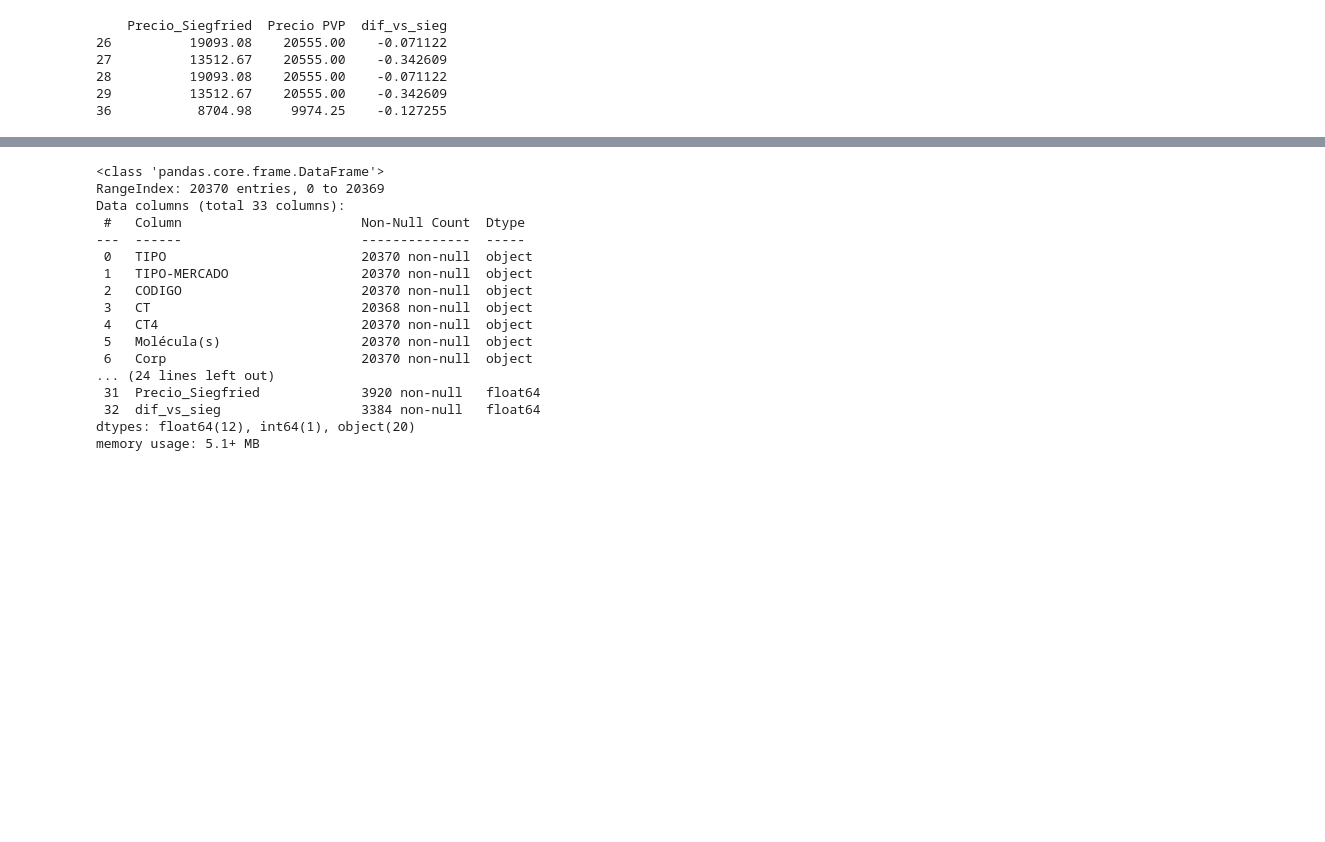
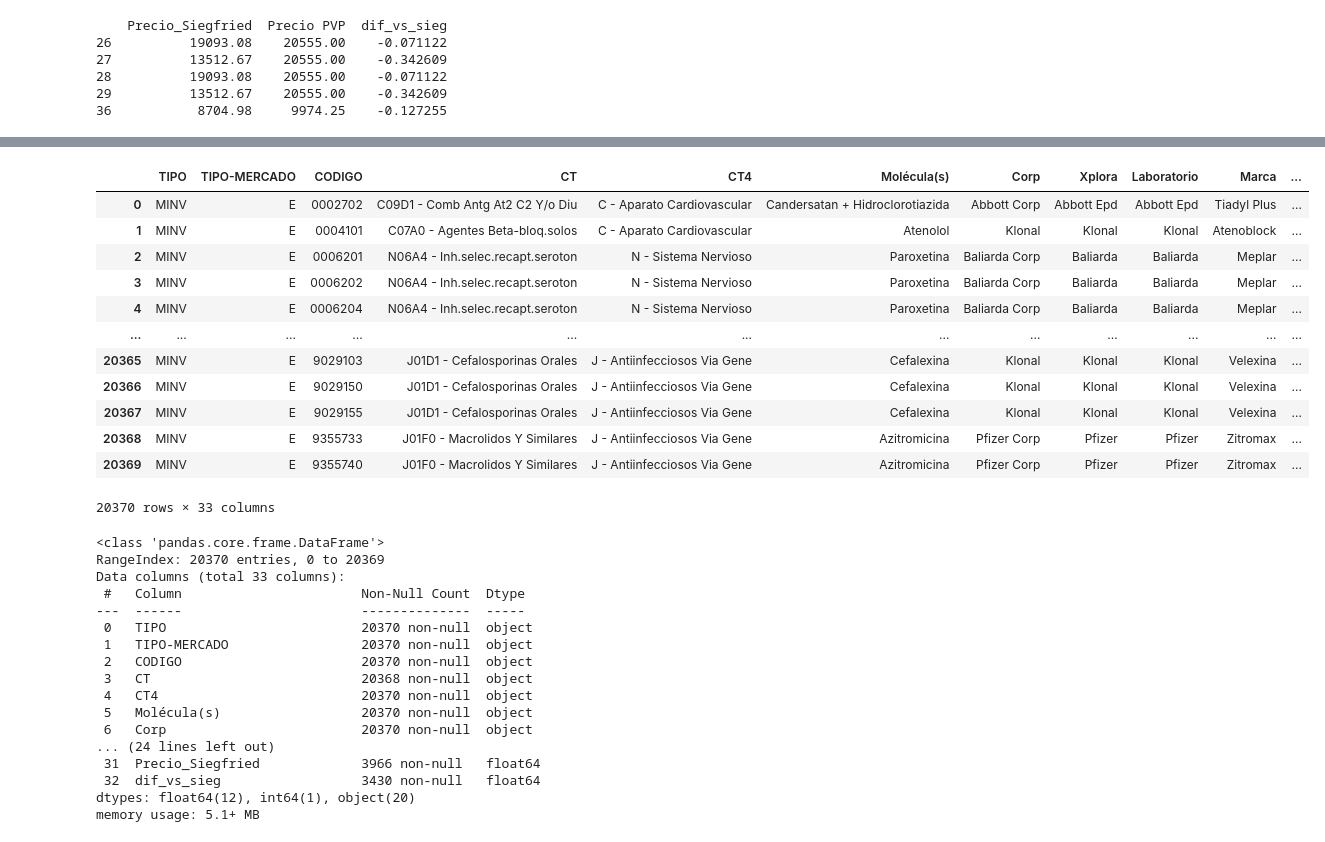
Before and after one commit to leonelmarinaro/analisis_precios, a Jupyter notebook: analisis_precios.ipynb, the cells around one changed output, grey strips where cells are left out. Saved outputs shown, nothing was run; the diff lists cells and outputs as text; code cells hidden in the pictures; blank space fills up the shorter version.

Commit message:
add: diccionario para reemplazos de dosis_aux

```diff
--- a/analisis_precios.ipynb
+++ b/analisis_precios.ipynb
@@ -8,10 +8,11 @@ df = pd.read_excel(ruta_archivo, header=3)
 # %%
 for col in df.select_dtypes(include=["object", "string"]).columns:
     df[col] = df[col].map(lambda x: x.strip() if isinstance(x, str) else x)
-# %%
-df.loc[:, "dosis_aux"] = df["Dosis3"].map(
-    lambda x: 30 if x == 28 else x
-)
+# %%
+# Reemplaza la llave por el valor en el diccionario reemplazos. Ejemplo: 28 por 30 y 56 por 60
+reemplazos = {28: 30, 56: 60}
+
+df['dosis_aux'] = df['Dosis3'].replace(reemplazos)
 # %%
 df = df.drop_duplicates()
 df.reset_index(drop=True, inplace=True)
@@ -108,6 +129,22 @@ df_completo_type_dosis_mol.info()
 # %%
 df_completo_type_dosis_mol = df_completo_type_dosis_mol.drop_duplicates()
 df_completo_type_dosis_mol.reset_index(drop=True, inplace=True)
+# %%
+df_completo_type_dosis_mol
+# %% [output]
+|  | TIPO | TIPO-MERCADO | CODIGO | CT | CT4 | Molécula(s) | Corp | Xplora | Laboratorio | Marca | ... |
+| 0 | MINV | E | 0002702 | C09D1 - Comb Antg At2 C2 Y/o Diu | C - Aparato Cardiovascular | Candersatan + Hidroclorotiazida | Abbott Corp | Abbott Epd | Abbott Epd | Tiadyl Plus | ... |
+| 1 | MINV | E | 0004101 | C07A0 - Agentes Beta-bloq.solos | C - Aparato Cardiovascular | Atenolol | Klonal | Klonal | Klonal | Atenoblock | ... |
+| 2 | MINV | E | 0006201 | N06A4 - Inh.selec.recapt.seroton | N - Sistema Nervioso | Paroxetina | Baliarda Corp | Baliarda | Baliarda | Meplar | ... |
+| 3 | MINV | E | 0006202 | N06A4 - Inh.selec.recapt.seroton | N - Sistema Nervioso | Paroxetina | Baliarda Corp | Baliarda | Baliarda | Meplar | ... |
+| 4 | MINV | E | 0006204 | N06A4 - Inh.selec.recapt.seroton | N - Sistema Nervioso | Paroxetina | Baliarda Corp | Baliarda | Baliarda | Meplar | ... |
+| ... | ... | ... | ... | ... | ... | ... | ... | ... | ... | ... | ... |
+| 20365 | MINV | E | 9029103 | J01D1 - Cefalosporinas Orales | J - Antiinfecciosos Via Gene | Cefalexina | Klonal | Klonal | Klonal | Velexina | ... |
+| 20366 | MINV | E | 9029150 | J01D1 - Cefalosporinas Orales | J - Antiinfecciosos Via Gene | Cefalexina | Klonal | Klonal | Klonal | Velexina | ... |
+| 20367 | MINV | E | 9029155 | J01D1 - Cefalosporinas Orales | J - Antiinfecciosos Via Gene | Cefalexina | Klonal | Klonal | Klonal | Velexina | ... |
+| 20368 | MINV | E | 9355733 | J01F0 - Macrolidos Y Similares | J - Antiinfecciosos Via Gene | Azitromicina | Pfizer Corp | Pfizer | Pfizer | Zitromax | ... |
+| 20369 | MINV | E | 9355740 | J01F0 - Macrolidos Y Similares | J - Antiinfecciosos Via Gene | Azitromicina | Pfizer Corp | Pfizer | Pfizer | Zitromax | ... |
+20370 rows × 33 columns
 # %%
 df_completo_type_dosis_mol.info()
 # %% [output]
@@ -124,8 +161,8 @@ Data columns (total 33 columns):
  5   Molécula(s)                  20370 non-null  object
  6   Corp                         20370 non-null  object
 ... (24 lines left out)
- 31  Precio_Siegfried             3920 non-null   float64
- 32  dif_vs_sieg                  3384 non-null   float64
+ 31  Precio_Siegfried             3966 non-null   float64
+ 32  dif_vs_sieg                  3430 non-null   float64
 dtypes: float64(12), int64(1), object(20)
 memory usage: 5.1+ MB
 # %%
```
Also changed, not shown: parts of 32 cells of this notebook, 1 other file.
